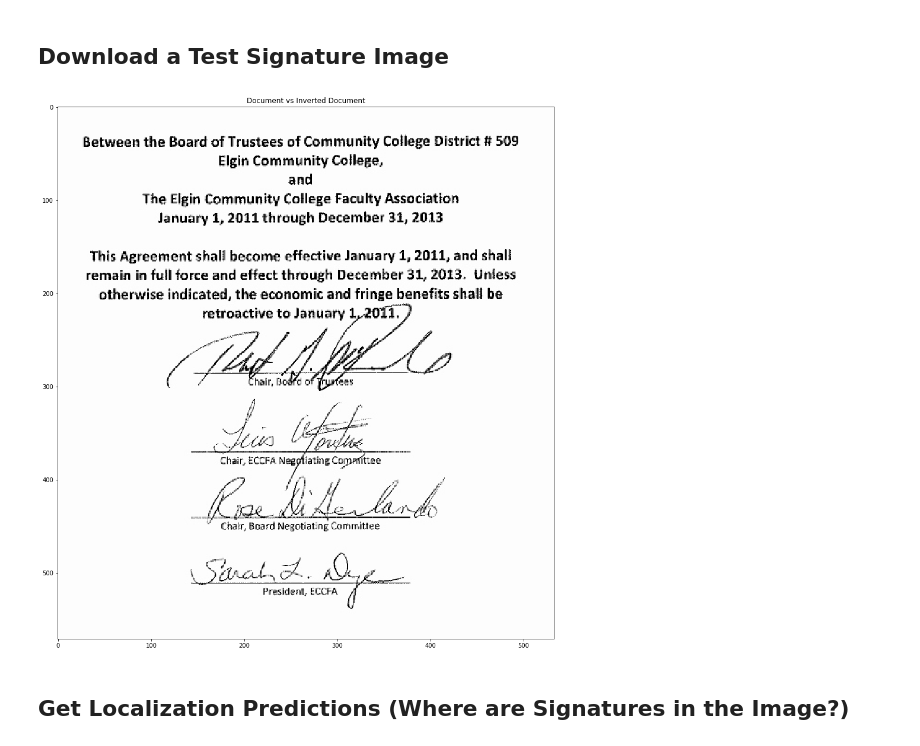
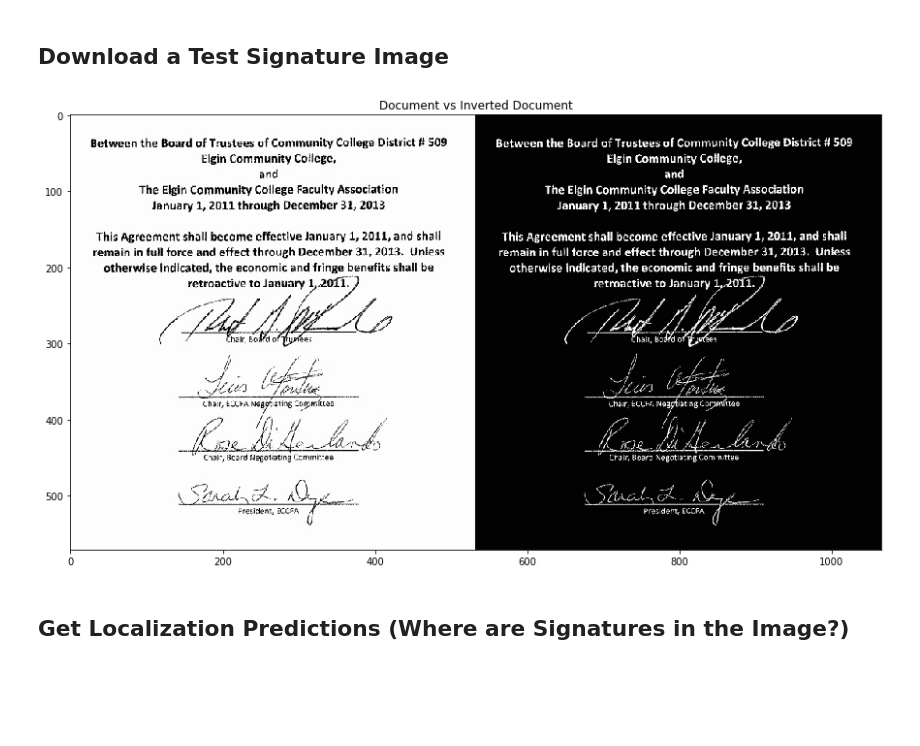
Before and after one commit to victordibia/signver, a Jupyter notebook: example_notebook.ipynb, the cells around one changed output. Cells and saved outputs as stored; diff of their text form; code cells hidden in the pictures; blank space fills up the shorter version.

```diff
--- a/example_notebook.ipynb
+++ b/example_notebook.ipynb
@@ -42,13 +42,13 @@ img_path = data_utils.download_file(file_url_2, file_name,  destination_dir)
 # %%
 image_np = data_utils.img_to_np_array(img_path)
 inverted_image_np = data_utils.img_to_np_array(img_path, invert_image=True)
 
 img_tensor = tf.convert_to_tensor(inverted_image_np)
 img_tensor = img_tensor[tf.newaxis, ...]
 
-plot_np_array( image_np, title="Document vs Inverted Document")
+plot_np_array( np.concatenate((image_np, inverted_image_np ), axis = 1), title="Document vs Inverted Document")
 # %% [output]
-[figure, old version]
+[figure, new version]
 # %% [markdown]
 ## Get Localization Predictions (Where are Signatures in the Image?)
 # %%
```
Also changed, not shown: parts of 6 cells of this notebook, 2 other files.
